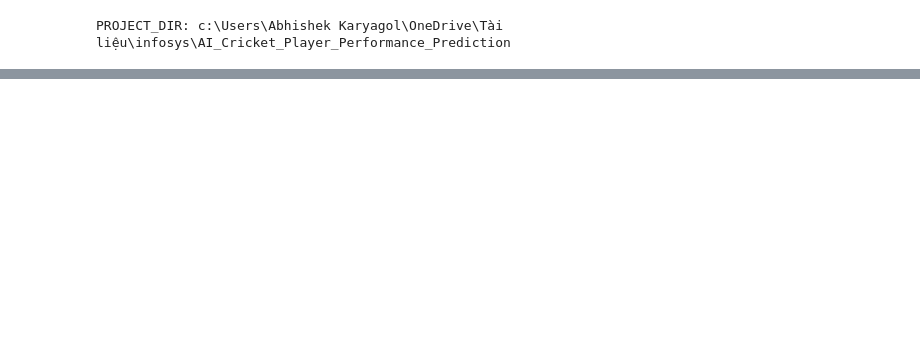
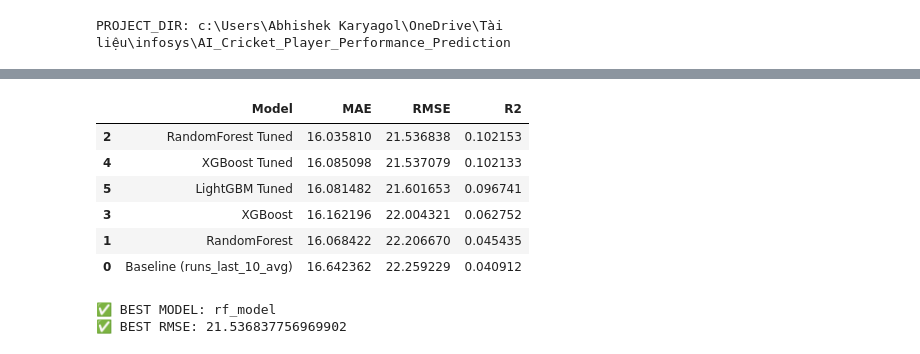
Before and after one commit to SpringBoardMentor895/AI_Cricket_Player_Performance_Prediction, a Jupyter notebook: notebooks/03_ModelTraining.ipynb, the cells around one changed output, grey strips where cells are left out. Drawn from its saved outputs; the diff is of its cells as text; code cells hidden in the pictures; blank space fills up the shorter version.

```diff
--- a/notebooks/03_ModelTraining.ipynb
+++ b/notebooks/03_ModelTraining.ipynb
@@ -125,6 +138,9 @@ X_train.head()
 # %%
+from sklearn.compose import ColumnTransformer
+from sklearn.preprocessing import OneHotEncoder
+
 cat_cols = ["batter", "venue", "team1", "team2"]
-num_cols = ["runs_last_5_avg", "runs_last_10_avg", "career_runs_avg", "venue_runs_avg"]
+num_cols = [c for c in feature_cols if c not in cat_cols]
 
 preprocessor = ColumnTransformer(
     transformers=[
@@ -193,0 +239,25 @@ print("✅ Model saved to:", model_path)
+# %%
+xgb_pipeline = Pipeline(steps=[
+    ("preprocessor", preprocessor),
+    ("model", XGBRegressor(
+        n_estimators=500,
+        learning_rate=0.05,
+        max_depth=6,
+        subsample=0.8,
+        colsample_bytree=0.8,
+        random_state=42,
+        n_jobs=-1
+    ))
+])
+
+xgb_pipeline.fit(X_train, y_train)
+xgb_pred = xgb_pipeline.predict(X_test)
+
+xgb_mae = mean_absolute_error(y_test, xgb_pred)
+xgb_rmse = np.sqrt(mean_squared_error(y_test, xgb_pred))
+xgb_r2 = r2_score(y_test, xgb_pred)
+
+print("⚡ XGBOOST")
+print("MAE :", xgb_mae)
+print("RMSE:", xgb_rmse)
+print("R2  :", xgb_r2)
@@ -193,0 +394,42 @@ print("✅ Model saved to:", model_path)
+# %%
+results = [
+    ("Baseline (runs_last_10_avg)", baseline_mae, baseline_rmse, baseline_r2),
+    ("RandomForest", rf_mae, rf_rmse, rf_r2),
+    ("RandomForest Tuned", rf_best_mae, rf_best_rmse, rf_best_r2),
+    ("XGBoost", xgb_mae, xgb_rmse, xgb_r2),
+    ("XGBoost Tuned", xgb_best_mae, xgb_best_rmse, xgb_best_r2),
+]
+
+if lgbm_best is not None:
+    results.append(("LightGBM Tuned", lgbm_best_mae, lgbm_best_rmse, lgbm_best_r2))
+
+results_df = pd.DataFrame(results, columns=["Model", "MAE", "RMSE", "R2"])
+results_df.sort_values("RMSE")
+# %% [output]
+|  | Model | MAE | RMSE | R2 |
+| 2 | RandomForest Tuned | 16.035810 | 21.536838 | 0.102153 |
+| 4 | XGBoost Tuned | 16.085098 | 21.537079 | 0.102133 |
+| 5 | LightGBM Tuned | 16.081482 | 21.601653 | 0.096741 |
+| 3 | XGBoost | 16.162196 | 22.004321 | 0.062752 |
+| 1 | RandomForest | 16.068422 | 22.206670 | 0.045435 |
+| 0 | Baseline (runs_last_10_avg) | 16.642362 | 22.259229 | 0.040912 |
+# %%
+best_model = xgb_best
+best_model_name = "xgb_model"
+best_rmse = xgb_best_rmse
+
+if rf_best_rmse < best_rmse:
+    best_model = rf_best
+    best_model_name = "rf_model"
+    best_rmse = rf_best_rmse
+
+if lgbm_best is not None and lgbm_best_rmse < best_rmse:
+    best_model = lgbm_best
+    best_model_name = "lgbm_model"
+    best_rmse = lgbm_best_rmse
+
+print("✅ BEST MODEL:", best_model_name)
+print("✅ BEST RMSE:", best_rmse)
+# %% [output]
+✅ BEST MODEL: rf_model
+✅ BEST RMSE: 21.536837756969902
```
Also changed, not shown: parts of 22 cells of this notebook.
